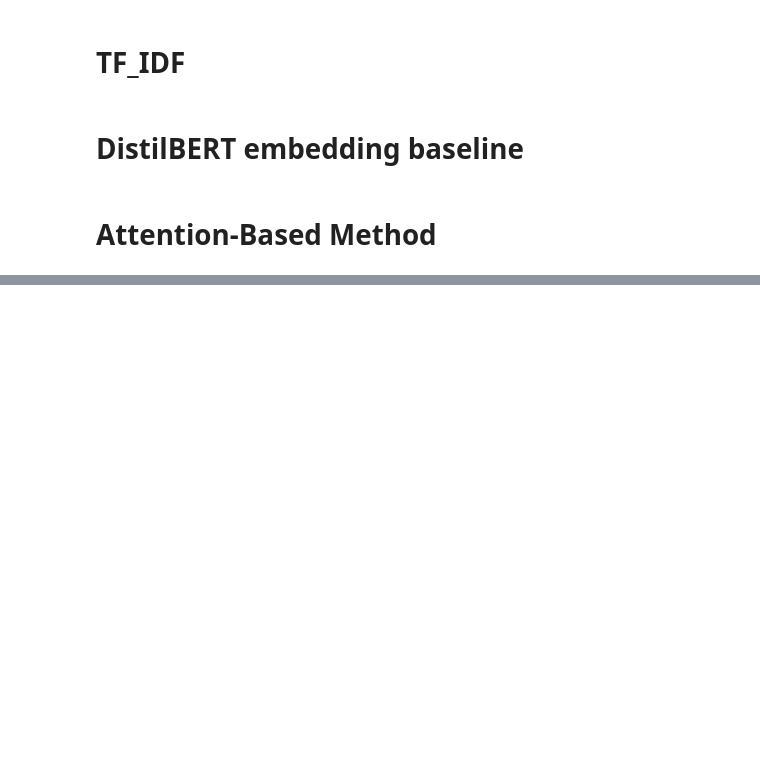
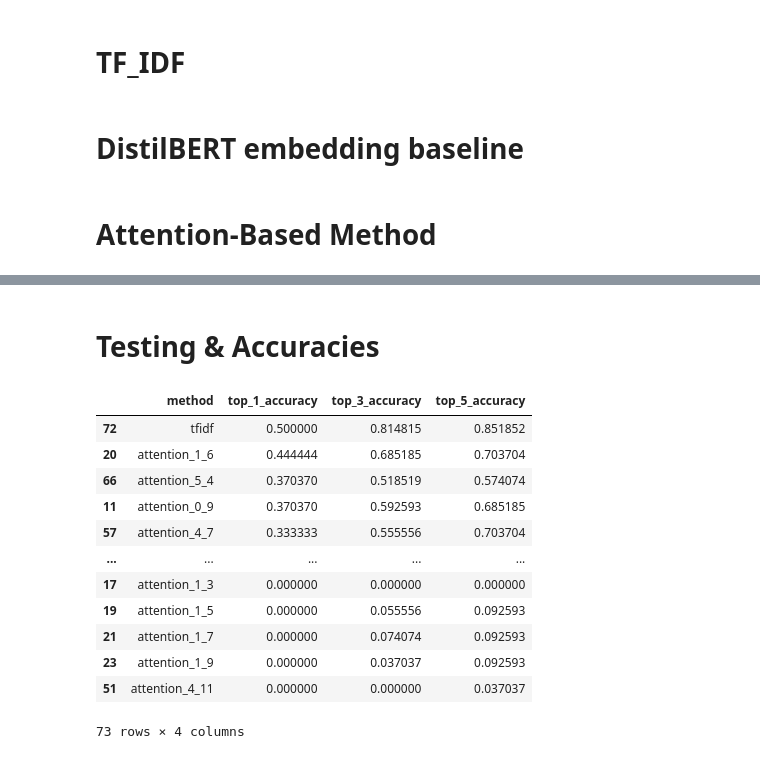
Before and after one commit to broccoloni/stat6801_project, a Jupyter notebook: project.ipynb, the cells around one changed output, grey strips where cells are left out. Saved outputs shown, nothing was run; the diff lists cells and outputs as text; code cells hidden in the pictures; blank space fills up the shorter version.

```diff
--- a/project.ipynb
+++ b/project.ipynb
@@ -370,0 +526,2 @@ print(len(results),len(questions),len(sections))
+# %% [markdown]
+# Testing & Accuracies
@@ -370,0 +552,55 @@ print(len(results),len(questions),len(sections))
+# %%
+def top_n_accuracy_for_method(scores, questions, method_col, top_n=1):
+    num_questions = len(questions)
+    correct = 0
+
+    for q_idx in range(num_questions):
+        df_q = scores[scores["question_ind"] == q_idx]
+        top_rows = df_q[method_col].nlargest(top_n).index
+        pred_secs = df_q.loc[top_rows, "section"].tolist()
+        true_secs = questions.loc[q_idx, "section"]
+        if any(p in true_secs for p in pred_secs):
+            correct += 1
+
+    return correct / num_questions
+
+
+def compute_top_n_accuracy(scores, questions, method_cols=None, top_n = 1):
+    if method_cols is None:
+        method_cols = [
+            c for c in scores.columns
+            if c not in ["question_ind", "section"]
+        ]
+
+    rows = []
+    for method in method_cols:
+        acc = top_n_accuracy_for_method(scores, questions, method, top_n)
+        rows.append({"method": method, f"top_{top_n}_accuracy": acc})
+
+    return pd.DataFrame(rows).sort_values(f"top_{top_n}_accuracy", ascending=False)
+# %%
+acc_1_df = compute_top_n_accuracy(results, questions, top_n=1)
+acc_3_df = compute_top_n_accuracy(results, questions, top_n=3)
+acc_5_df = compute_top_n_accuracy(results, questions, top_n=5)
+
+acc_df = (
+    acc_1_df
+    .merge(acc_3_df[["method", "top_3_accuracy"]], on="method", how="outer")
+    .merge(acc_5_df[["method", "top_5_accuracy"]], on="method", how="outer")
+).sort_values("top_1_accuracy", ascending=False)
+# %%
+acc_df
+# %% [output]
+|  | method | top_1_accuracy | top_3_accuracy | top_5_accuracy |
+| 72 | tfidf | 0.500000 | 0.814815 | 0.851852 |
+| 20 | attention_1_6 | 0.444444 | 0.685185 | 0.703704 |
+| 66 | attention_5_4 | 0.370370 | 0.518519 | 0.574074 |
+| 11 | attention_0_9 | 0.370370 | 0.592593 | 0.685185 |
+| 57 | attention_4_7 | 0.333333 | 0.555556 | 0.703704 |
+| ... | ... | ... | ... | ... |
+| 17 | attention_1_3 | 0.000000 | 0.000000 | 0.000000 |
+| 19 | attention_1_5 | 0.000000 | 0.055556 | 0.092593 |
+| 21 | attention_1_7 | 0.000000 | 0.074074 | 0.092593 |
+| 23 | attention_1_9 | 0.000000 | 0.037037 | 0.092593 |
+| 51 | attention_4_11 | 0.000000 | 0.000000 | 0.037037 |
+73 rows × 4 columns
```
Also changed, not shown: parts of 16 cells of this notebook, 3 other files.
